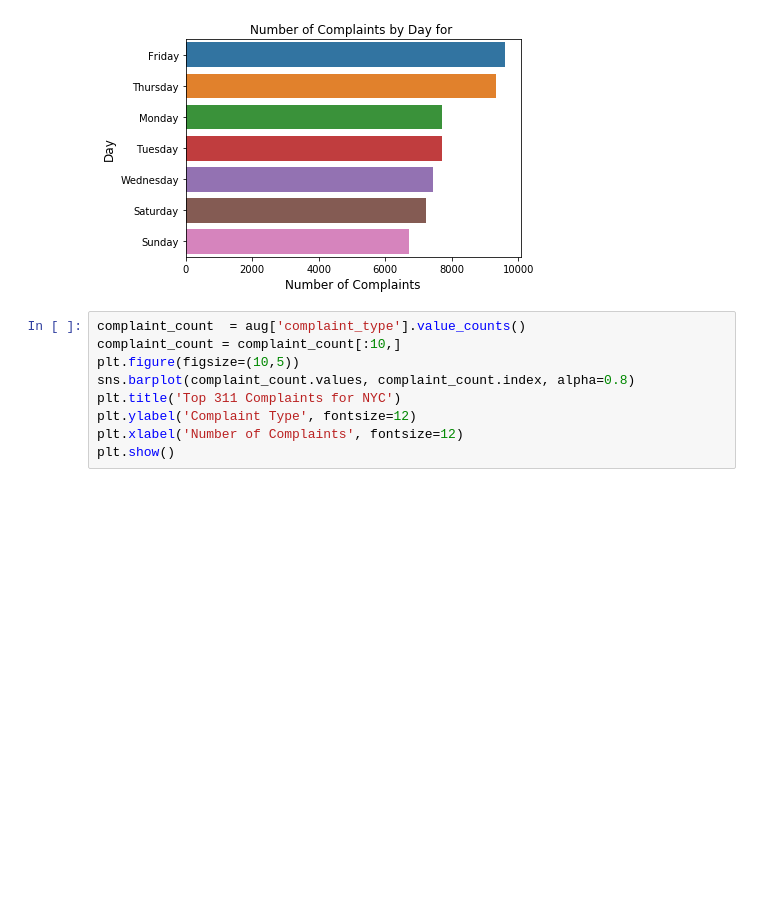
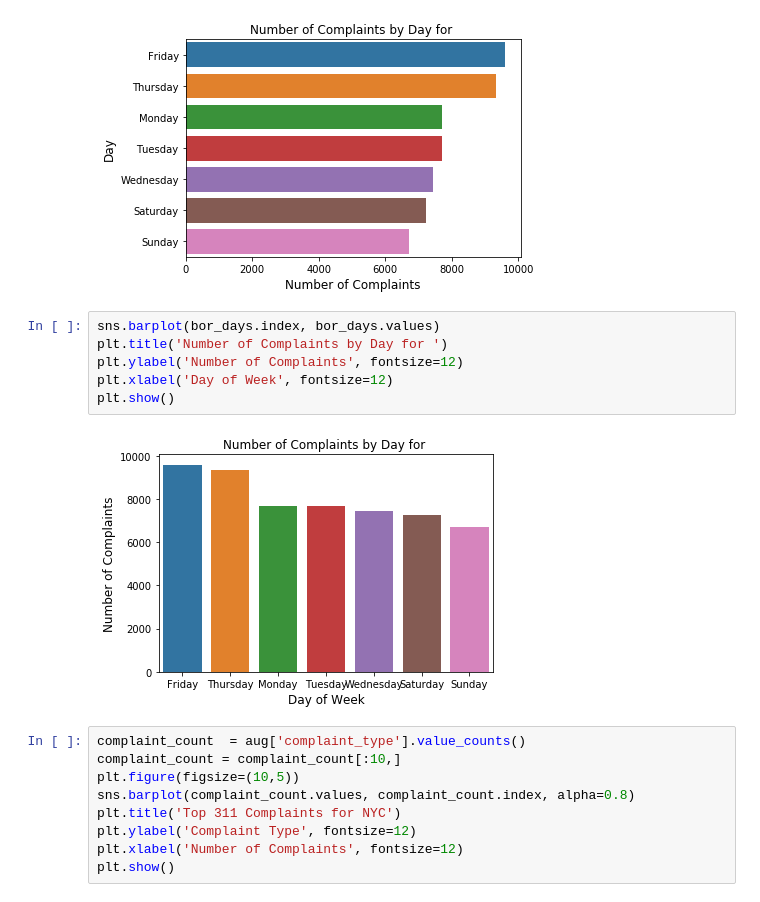
Before and after one commit to whohuhwhat/311_pt4, a Jupyter notebook: Aug_Workbook.ipynb, the cells around one changed output. Drawn from its saved outputs; the diff is of its cells as text; blank space fills up the shorter version.

```diff
--- a/Aug_Workbook.ipynb
+++ b/Aug_Workbook.ipynb
@@ -115,6 +115,14 @@ plt.xlabel('Number of Complaints', fontsize=12)
 plt.show()
 # %% [output]
 [figure]
+# %%
+sns.barplot(bor_days.index, bor_days.values)
+plt.title('Number of Complaints by Day for ')
+plt.ylabel('Number of Complaints', fontsize=12)
+plt.xlabel('Day of Week', fontsize=12)
+plt.show()
+# %% [output]
+[figure, added]
 # %%
 complaint_count  = aug['complaint_type'].value_counts()
 complaint_count = complaint_count[:10,]
```
Also changed, not shown: parts of 5 cells of this notebook.
